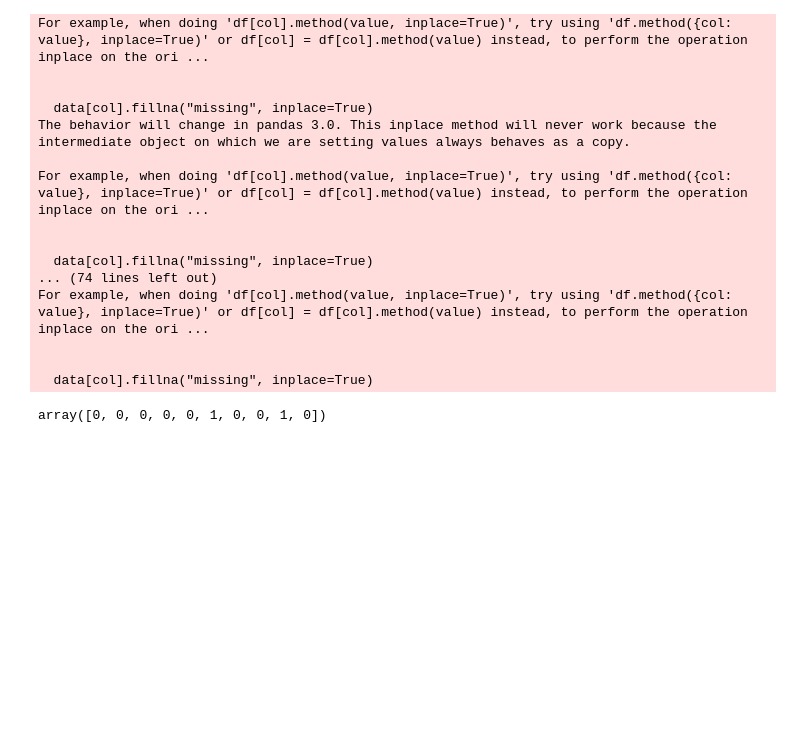
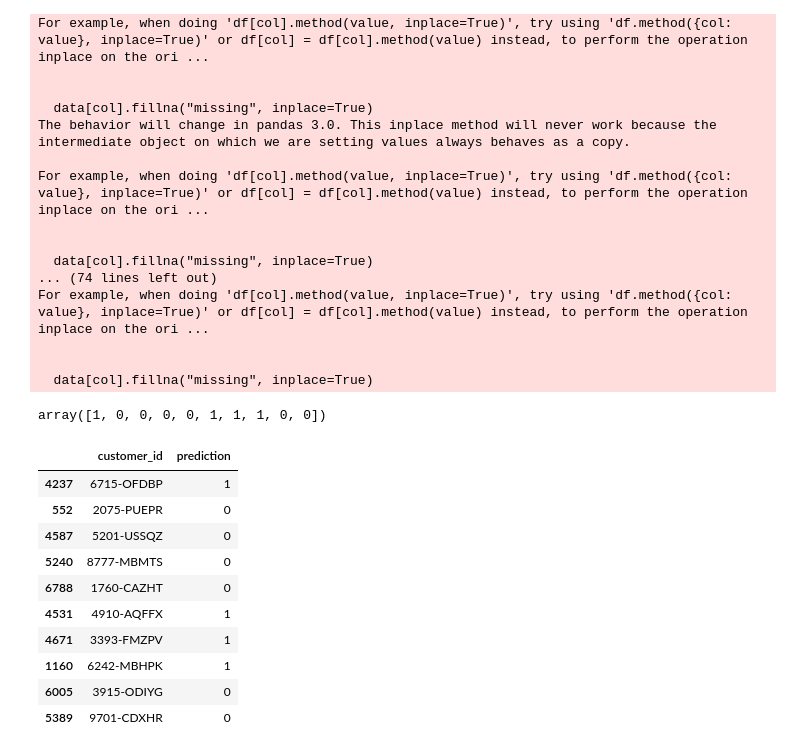
Before and after one commit to sasankjampana8/Deployment, a Jupyter notebook: telecom_churn_prediction/inference/test.ipynb, the cells around one changed output. Cells and saved outputs as stored; diff of their text form; code cells hidden in the pictures; blank space fills up the shorter version.

```diff
--- a/telecom_churn_prediction/inference/test.ipynb
+++ b/telecom_churn_prediction/inference/test.ipynb
@@ -118,5 +118,5 @@ data_sample_new
 # %%
-preds = obj.make_prediction(data=data_sample_new.copy())
+preds,df = obj.make_prediction(data=data_sample_new.copy())
 # %% [output]
 Loaded the estimators...
 Preprocessing done
@@ -140,4 +140,18 @@ For example, when doing 'df[col].method(value, inplace=True)', try using 'df.met
 # %%
 preds
 # %% [output]
-array([0, 0, 0, 0, 0, 1, 0, 0, 1, 0])
+array([1, 0, 0, 0, 0, 1, 1, 1, 0, 0])
+# %%
+df
+# %% [output]
+|  | customer_id | prediction |
+| 4237 | 6715-OFDBP | 1 |
+| 552 | 2075-PUEPR | 0 |
+| 4587 | 5201-USSQZ | 0 |
+| 5240 | 8777-MBMTS | 0 |
+| 6788 | 1760-CAZHT | 0 |
+| 4531 | 4910-AQFFX | 1 |
+| 4671 | 3393-FMZPV | 1 |
+| 1160 | 6242-MBHPK | 1 |
+| 6005 | 3915-ODIYG | 0 |
+| 5389 | 9701-CDXHR | 0 |
```
Also changed, not shown: parts of 6 cells of this notebook, 3 other files.
